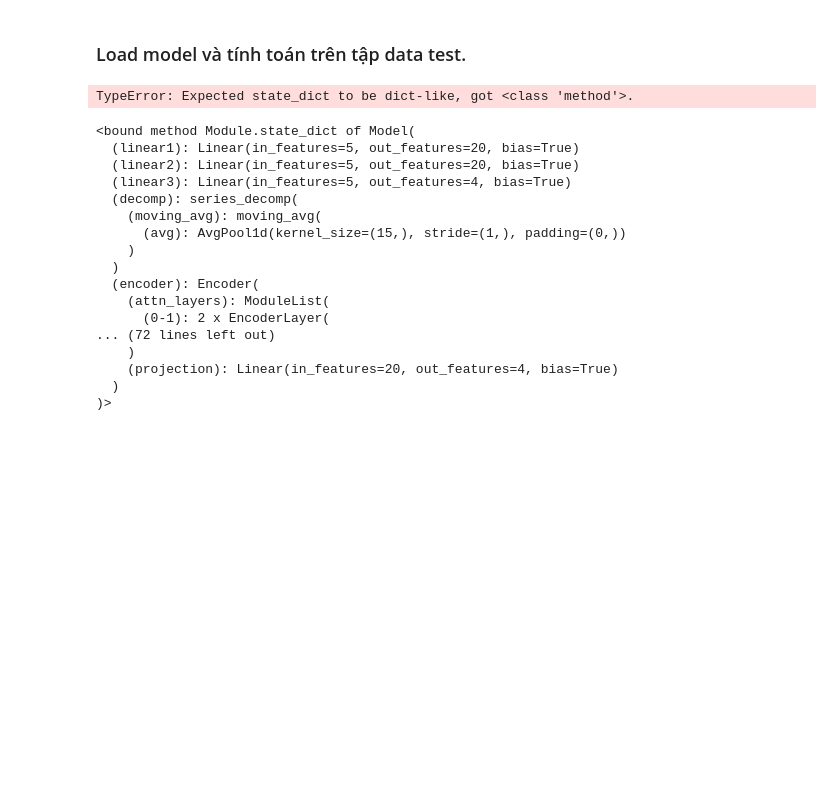
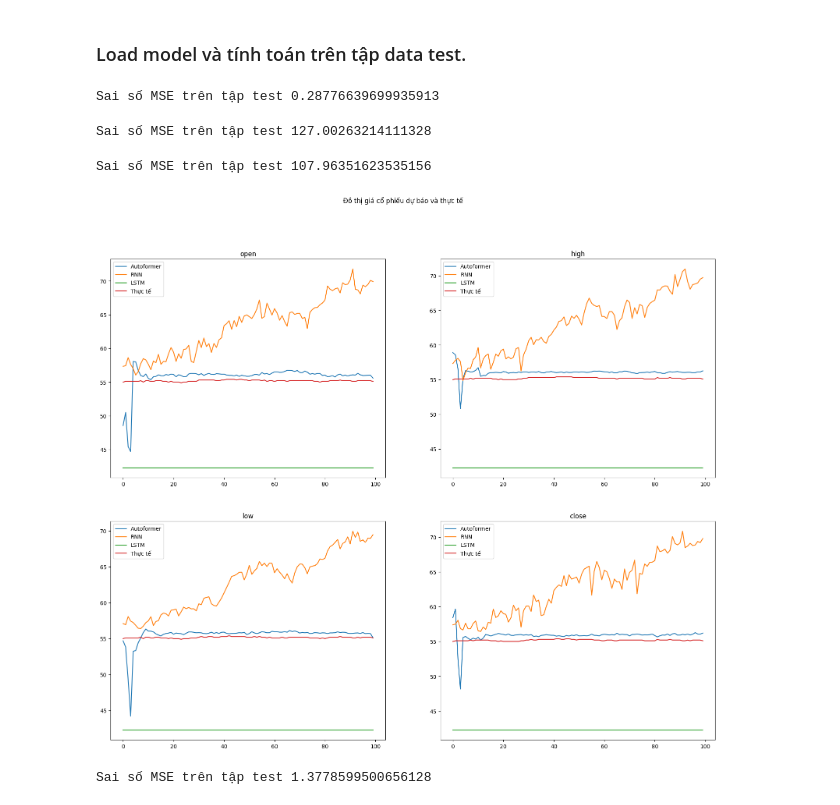
Before and after one commit to taduyhai3k/forecast_stock_price, a Jupyter notebook: main.ipynb, the cells around one changed output. Cells and saved outputs as stored; diff of their text form; code cells hidden in the pictures; blank space fills up the shorter version.

```diff
--- a/main.ipynb
+++ b/main.ipynb
@@ -752,9 +747,25 @@ train_RNN(model, optimizer, 'data/VIC.csv', nn.MSELoss(), epoch = 4)
 torch.save(model.state_dict(), 'LSTM_VIC.pth')
 # %% [markdown]
 ### Load model và tính toán trên tập data test.
+# %%
+def plot(pred, pred1, pred2, true):
+    fig, axs = plt.subplots(2,2, figsize = (20,16))
+    name = ['open', 'high', 'low', 'close']
+    k = 0
+    for i in range(0,2):
+        for j in range(0,2):
+            axs[i][j].plot(pred[:,k], linestyle='-', label = 'Autoformer')
+            axs[i][j].plot(pred1[:,k],  linestyle='-', label = 'RNN')
+            axs[i][j].plot(pred2[:,k], linestyle='-', label = 'LSTM')
+            axs[i][j].plot(true[:,k],  linestyle='-', label = 'Thực tế')
+            axs[i][j].set_title(name[k])
+            axs[i][j].legend()
+            k +=1
+    fig.suptitle('Đồ thị giá cổ phiếu dự báo và thực tế')
 # %%
-data_test = MyData(size = [100, 50, 100], path='data/FPT.csv', flag = 'test')
-model = Model(config)
-model.load_state_dict(torch.load('Auto_FPT.pth'))
+data_test1 = DataLoader(MyData(size = [100, 50, 100], path='data/FPT.csv', flag = 'test'), batch_size= 64)
+model1 = Model(config)
+model1.load_state_dict(torch.load('Auto_FPT.pth'))
+print(f"Sai số MSE trên tập test {valid(model1, data_test1, nn.MSELoss())}")
 # %% [output]
-TypeError: Expected state_dict to be dict-like, got <class 'method'>.
+Sai số MSE trên tập test 0.28776639699935913
@@ -763,20 +772,35 @@ a = torch.load('Auto_FPT.pth')
-# %%
-a
-# %% [output]
-<bound method Module.state_dict of Model(
-  (linear1): Linear(in_features=5, out_features=20, bias=True)
-  (linear2): Linear(in_features=5, out_features=20, bias=True)
-  (linear3): Linear(in_features=5, out_features=4, bias=True)
-  (decomp): series_decomp(
-    (moving_avg): moving_avg(
-      (avg): AvgPool1d(kernel_size=(15,), stride=(1,), padding=(0,))
-    )
-  )
-  (encoder): Encoder(
-    (attn_layers): ModuleList(
-      (0-1): 2 x EncoderLayer(
-... (72 lines left out)
-    )
-    (projection): Linear(in_features=20, out_features=4, bias=True)
-  )
-)>
+# %%
+data_test2 = DataLoader(MyData(size = [100, 1, 100], path='data/FPT.csv', flag = 'test', col_input=[2,3,4,5]), batch_size= 64)
+model2 = MyRNN(4, 20, 3)
+model2.load_state_dict(torch.load('RNN_FPT.pth'))
+print(f"Sai số MSE trên tập test {valid_RNN(model2, data_test2, nn.MSELoss())}")
+# %% [output]
+Sai số MSE trên tập test 127.00263214111328
+# %%
+data_test2 = DataLoader(MyData(size = [100, 1, 100], path='data/FPT.csv', flag = 'test', col_input=[2,3,4,5]), batch_size= 64)
+model3 = MyLSTM(4, 20, 3)
+model3.load_state_dict(torch.load('LSTM_FPT.pth'))
+print(f"Sai số MSE trên tập test {valid_RNN(model3, data_test2, nn.MSELoss())}")
+# %% [output]
+Sai số MSE trên tập test 107.96351623535156
+# %%
+x = data_test1.dataset[16100]
+y = data_test2.dataset[16100]
+with torch.no_grad():
+    pred1 = model1(x[0].unsqueeze(0),x[2].unsqueeze(0), x[1].unsqueeze(0), x[3].unsqueeze(0)).squeeze(0)
+    #pred1 = pred1[1:, :] - pred1[:-1,:]
+    pred2 = model2(y[0].unsqueeze(0)).squeeze(0)
+    #pred2 = pred2[1:, :] - pred2[:-1,:]
+    pred3 = model3(y[0].unsqueeze(0)).squeeze(0)
+    #pred3 = pred3[1:, :] - pred3[:-1,:]
+true = x[1][-100:, : ] #-  x[1][-99:, : ]
+plot(pred1, pred2, pred3, true)
+# %% [output]
+[figure, added]
+# %%
+data_test1 = DataLoader(MyData(size = [100, 50, 100], path='data/MSN.csv', flag = 'test'), batch_size= 64)
+model1 = Model(config)
+model1.load_state_dict(torch.load('Auto_MSN.pth'))
+print(f"Sai số MSE trên tập test {valid(model1, data_test1, nn.MSELoss())}")
+# %% [output]
+Sai số MSE trên tập test 1.3778599500656128
```
Also changed, not shown: parts of 18 cells of this notebook.
